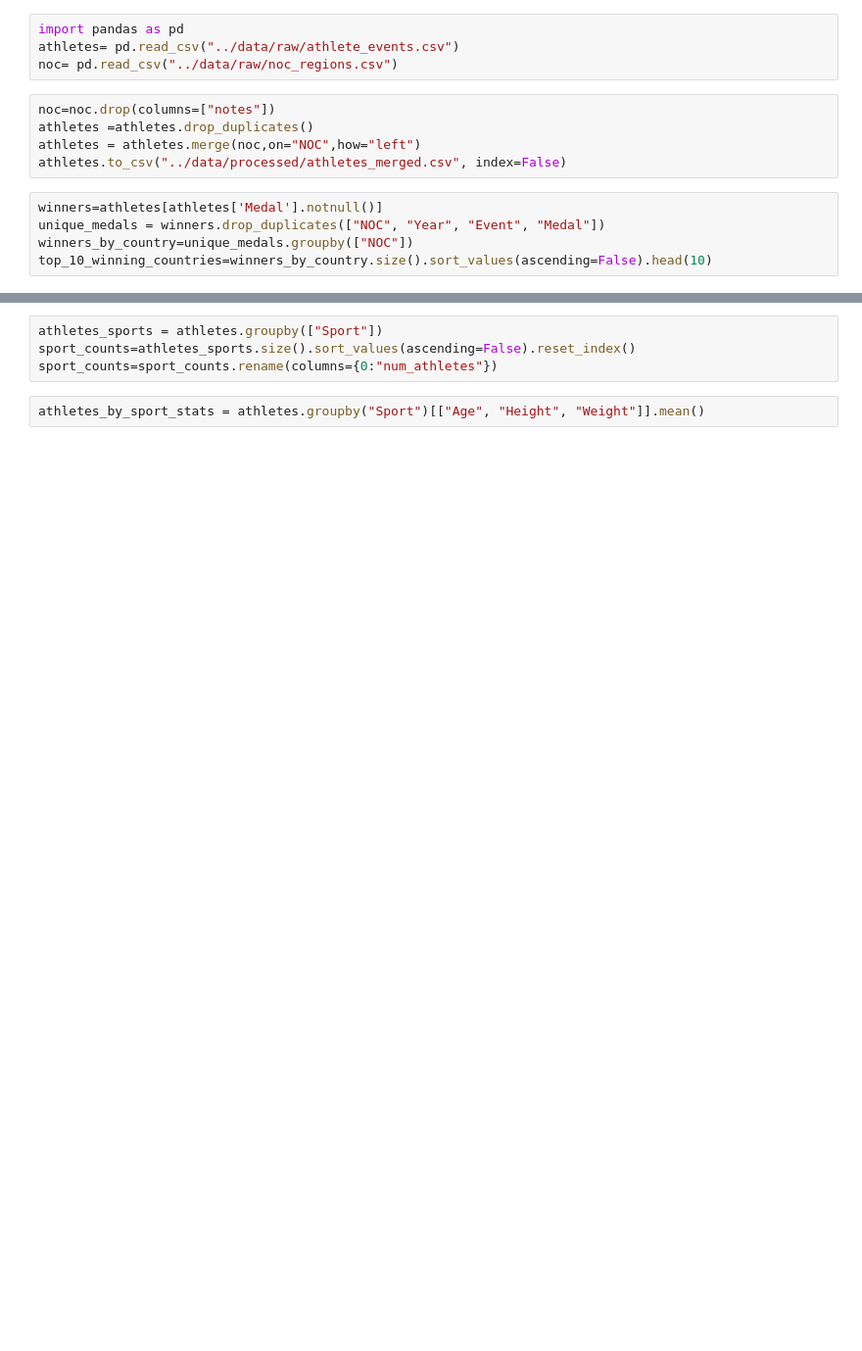
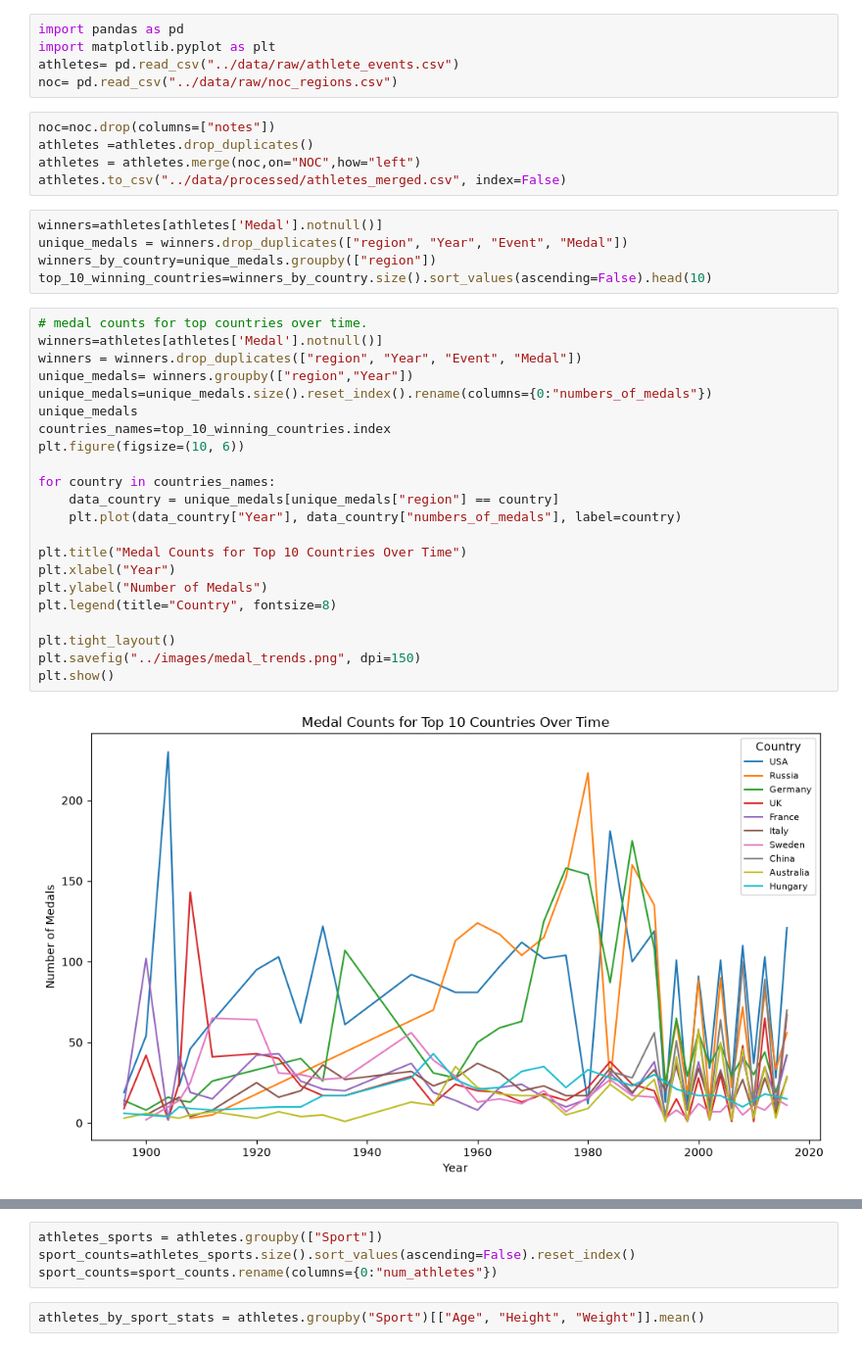
Before and after one commit to ADAM11X/olympic-games-analysis, a Jupyter notebook: notebooks/olympic_analysis.ipynb, the cells around one changed output, grey strips where cells are left out. Shown at 98% size. Drawn from its saved outputs; the diff is of its cells as text; blank space fills up the shorter version.

Commit message:
Add README with insights and visualizations

```diff
--- a/notebooks/olympic_analysis.ipynb
+++ b/notebooks/olympic_analysis.ipynb
@@ -1,5 +1,6 @@
 # %%
 import pandas as pd
+import matplotlib.pyplot as plt
 athletes= pd.read_csv("../data/raw/athlete_events.csv")
 noc= pd.read_csv("../data/raw/noc_regions.csv")
 # %%
@@ -7,9 +8,33 @@ noc=noc.drop(columns=["notes"])
 athletes =athletes.drop_duplicates()
 athletes = athletes.merge(noc,on="NOC",how="left")
 athletes.to_csv("../data/processed/athletes_merged.csv", index=False)
-# %%
-winners=athletes[athletes['Medal'].notnull()]
-unique_medals = winners.drop_duplicates(["NOC", "Year", "Event", "Medal"])
-winners_by_country=unique_medals.groupby(["NOC"])
-top_10_winning_countries=winners_by_country.size().sort_values(ascending=False).head(10)
+# %%
+winners=athletes[athletes['Medal'].notnull()]
+unique_medals = winners.drop_duplicates(["region", "Year", "Event", "Medal"])
+winners_by_country=unique_medals.groupby(["region"])
+top_10_winning_countries=winners_by_country.size().sort_values(ascending=False).head(10)
+# %%
+# medal counts for top countries over time.
+winners=athletes[athletes['Medal'].notnull()]
+winners = winners.drop_duplicates(["region", "Year", "Event", "Medal"])
+unique_medals= winners.groupby(["region","Year"])
+unique_medals=unique_medals.size().reset_index().rename(columns={0:"numbers_of_medals"})
+unique_medals
+countries_names=top_10_winning_countries.index
+plt.figure(figsize=(10, 6))
+
+for country in countries_names:
+    data_country = unique_medals[unique_medals["region"] == country]
+    plt.plot(data_country["Year"], data_country["numbers_of_medals"], label=country)
+
+plt.title("Medal Counts for Top 10 Countries Over Time")
+plt.xlabel("Year")
+plt.ylabel("Number of Medals")
+plt.legend(title="Country", fontsize=8)
+
+plt.tight_layout()
+plt.savefig("../images/medal_trends.png", dpi=150)
+plt.show()
+# %% [output]
+[figure, added]
 # %%
```
Also changed, not shown: parts of 3 cells of this notebook, 4 other files.
